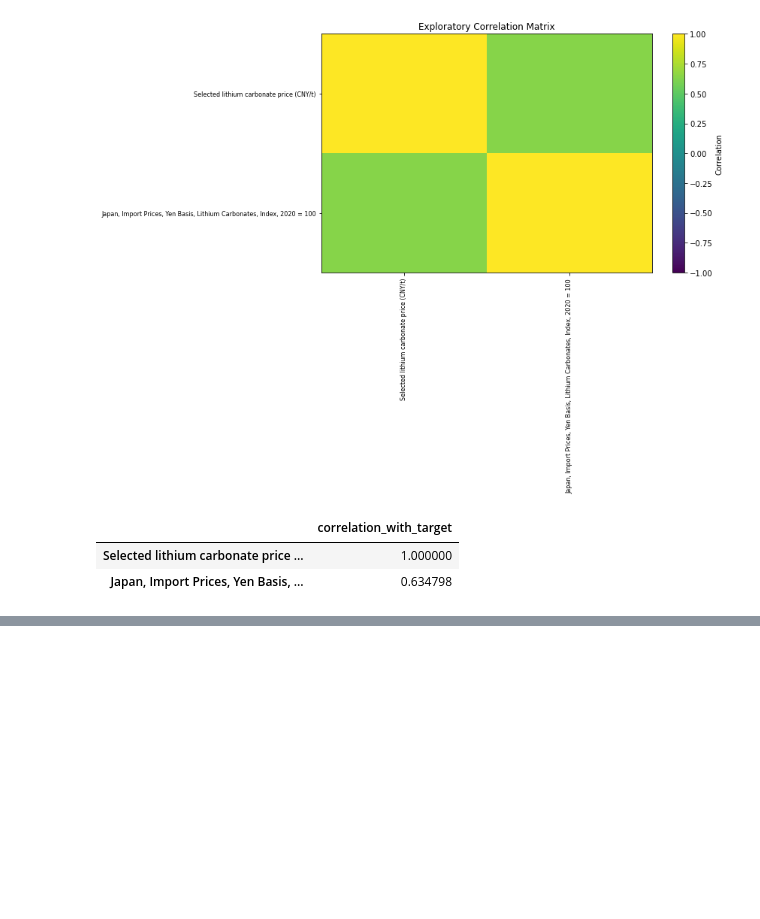
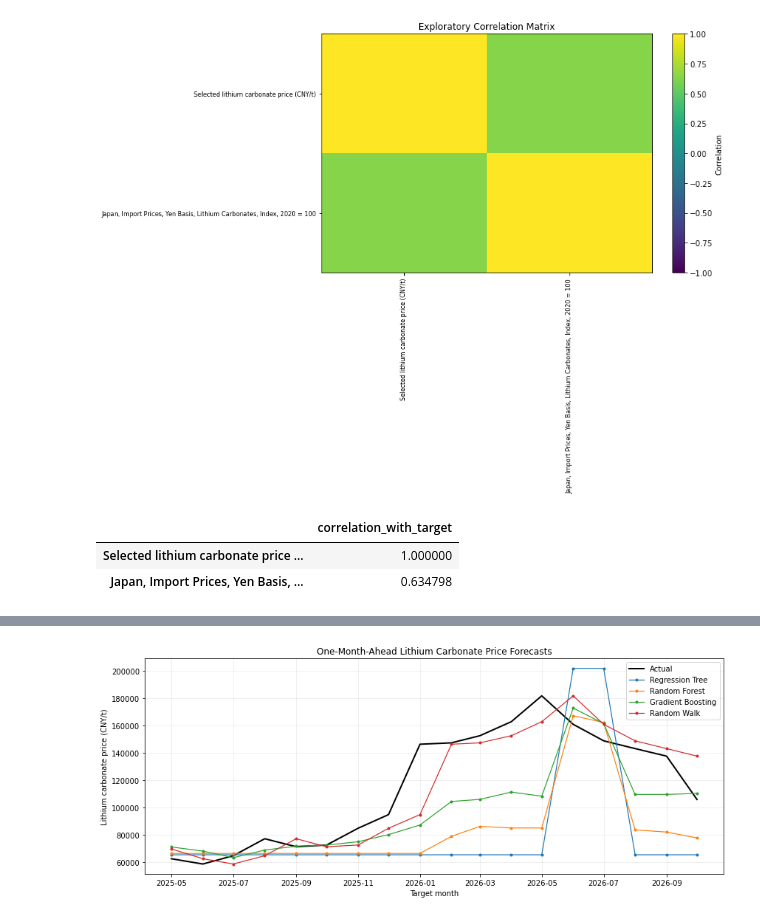
Before and after one commit to Lucy-Schmid/Lucy-Schmid.github.io, a Jupyter notebook: notebooks/Lithium Model.ipynb, the cells around one changed output, grey strips where cells are left out. Drawn from its saved outputs; the diff is of its cells as text; code cells hidden in the pictures; blank space fills up the shorter version.

```diff
--- a/notebooks/Lithium Model.ipynb
+++ b/notebooks/Lithium Model.ipynb
@@ -240,0 +418,7 @@ NameError: name 'Path' is not defined
+# %%
+RANDOM_STATE = 42
+TEST_SIZE = 0.20
+N_SPLITS = 3
+
+TARGET_COL = "LithiumPrice_next_month"
+DATE_COL = "TargetDate"
@@ -240,0 +524,17 @@ NameError: name 'Path' is not defined
+# %%
+metric_rows = []
+
+for name, y_pred in predictions.items():
+    metric_rows.append({
+        "Model": name,
+        "MAE": mean_absolute_error(y_test, y_pred),
+        "MSE": mean_squared_error(y_test, y_pred),
+        "RMSE": np.sqrt(mean_squared_error(y_test, y_pred)),
+        "R2": r2_score(y_test, y_pred)
+    })
+
+results = (pd.DataFrame(metric_rows)
+           .sort_values("MAE")
+           .reset_index(drop=True))
+
+display(results.round(3))
@@ -240,0 +547,18 @@ NameError: name 'Path' is not defined
+# %%
+plt.figure(figsize=(12, 5))
+plt.plot(test_dates, y_test.to_numpy(), color="black",
+         linewidth=2, label="Actual")
+
+for name, y_pred in predictions.items():
+    plt.plot(test_dates, y_pred, marker="o", markersize=3,
+             linewidth=1.2, label=name)
+
+plt.title("One-Month-Ahead Lithium Carbonate Price Forecasts")
+plt.xlabel("Target month")
+plt.ylabel("Lithium carbonate price (CNY/t)")
+plt.legend()
+plt.grid(alpha=0.25)
+plt.tight_layout()
+plt.show()
+# %% [output]
+[figure, added]
```
Also changed, not shown: parts of 18 cells of this notebook.
